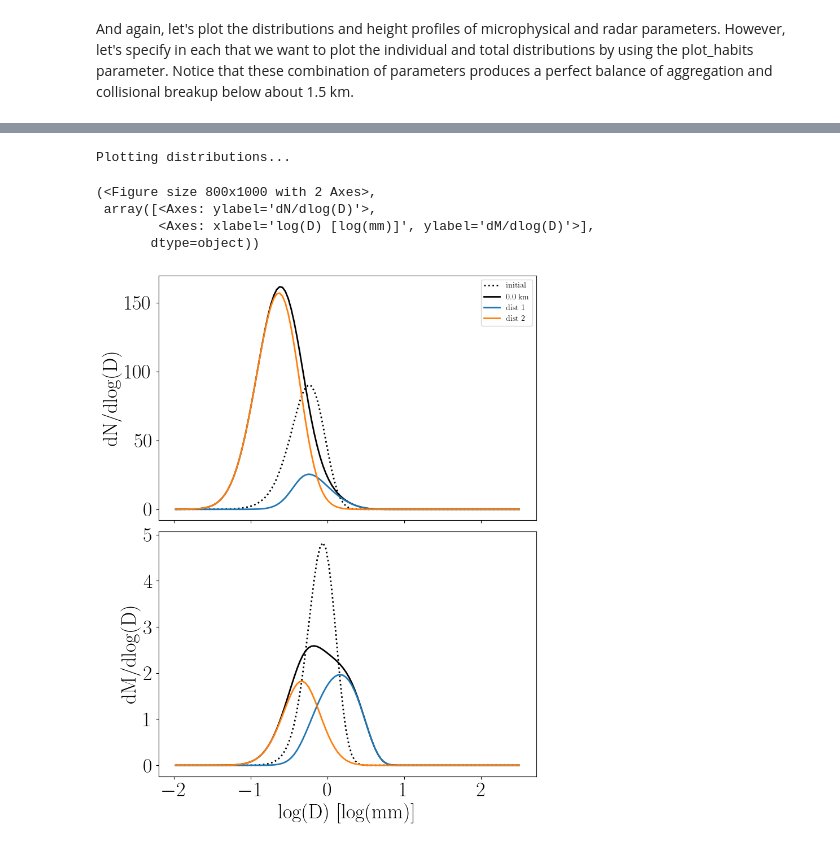
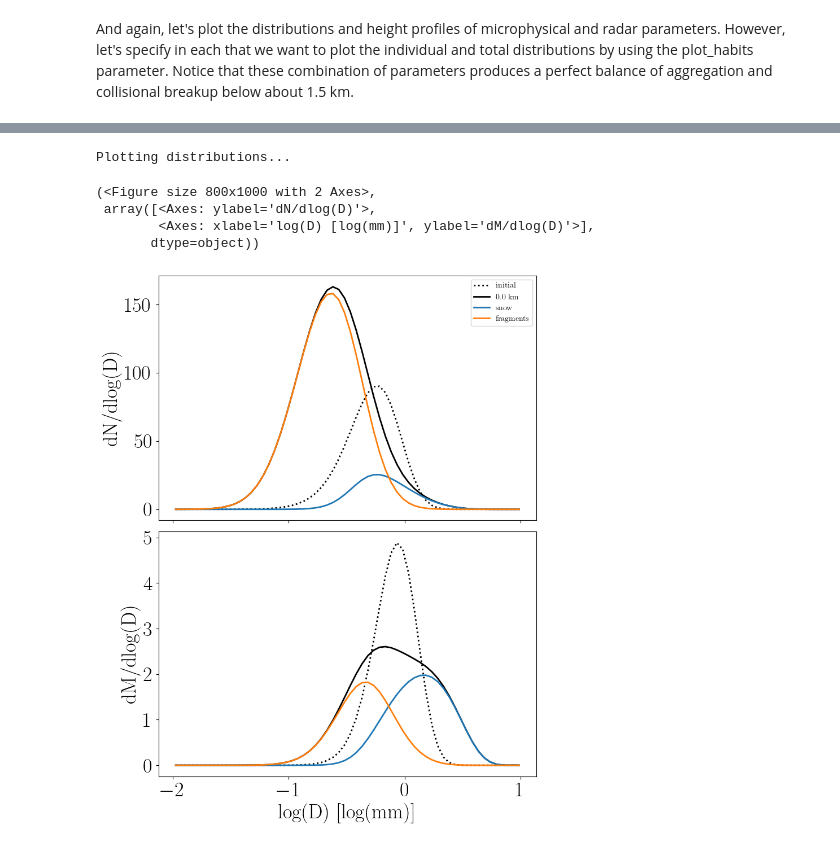
Before and after one commit to NOAA-National-Severe-Storms-Laboratory/BinMod1D-PARS, a Jupyter notebook: notebooks/BM1D_steady_state_examples.ipynb, the cells around one changed output, grey strips where cells are left out. Cells and saved outputs as stored; diff of their text form; code cells hidden in the pictures.

Commit message:
Updated Straub parameterization. Added more documentation.

```diff
--- a/notebooks/BM1D_steady_state_examples.ipynb
+++ b/notebooks/BM1D_steady_state_examples.ipynb
@@ -58,6 +58,6 @@ s3_BC_SS.plot_moments_radar()
 # %% [markdown]
 Now we'll try a snow example. Here, we'll also use two categories in order to utilize different microphysical parameters for snow and fragments. To do this, we modify the habit_list input list to include snow and fragments. We also need to use the dist_num parameter to state that we want 2 categories and we'll use the cc_dest and br_dest parameters to specify that we want aggregated snowflakes to remain in the first snow category and fragments to be transferred to the fragment category.
 # %%
-s4_snow_SS = spectral_1d(sbin=4,bins=120,D1=0.01,tmax=0.,Nt0=50.,Dm0=1.0,mu0=3.,dz=5.0,ztop=3000.,zbot=0.,frag_dist='LGN',habit_list=['snow','fragments'],ptype='snow',kernel='Hydro',Ecol=1.0,Es=0.6,Eb=0.05,radar=True,dist_var='size',moments=2,dist_num=2,cc_dest=1,br_dest=2)
-s4_snow_SS.run()
+s3_snow_SS = spectral_1d(sbin=3,bins=60,D1=0.01,tmax=0.,Nt0=50.,Dm0=1.0,mu0=3.,dz=5.0,ztop=3000.,zbot=0.,frag_dist='LGN',habit_params=['snow','fragments'],ptype='snow',kernel='Hydro',Ecol=1.0,Es=0.6,Eb=0.05,radar=True,dist_var='size',moments=2,dist_num=2,cc_dest=1,br_dest=2)
+s3_snow_SS.run()
 # %% [output]
@@ -80,9 +81,9 @@ s4_snow_SS.plot_moments_radar(plot_habits=True)
 # %%
-s4_snow_SS.plot_dists(hind=-1,x_axis='size',plot_habits=True)
+s3_snow_SS.plot_dists(hind=-1,x_axis='size',plot_habits=True)
 # %% [output]
 Plotting distributions...
 (<Figure size 800x1000 with 2 Axes>,
  array([<Axes: ylabel='dN/dlog(D)'>,
         <Axes: xlabel='log(D) [log(mm)]', ylabel='dM/dlog(D)'>],
        dtype=object))
-[figure, old version]
+[figure, new version]
```
Also changed, not shown: parts of 4 cells of this notebook, 10 other files.
